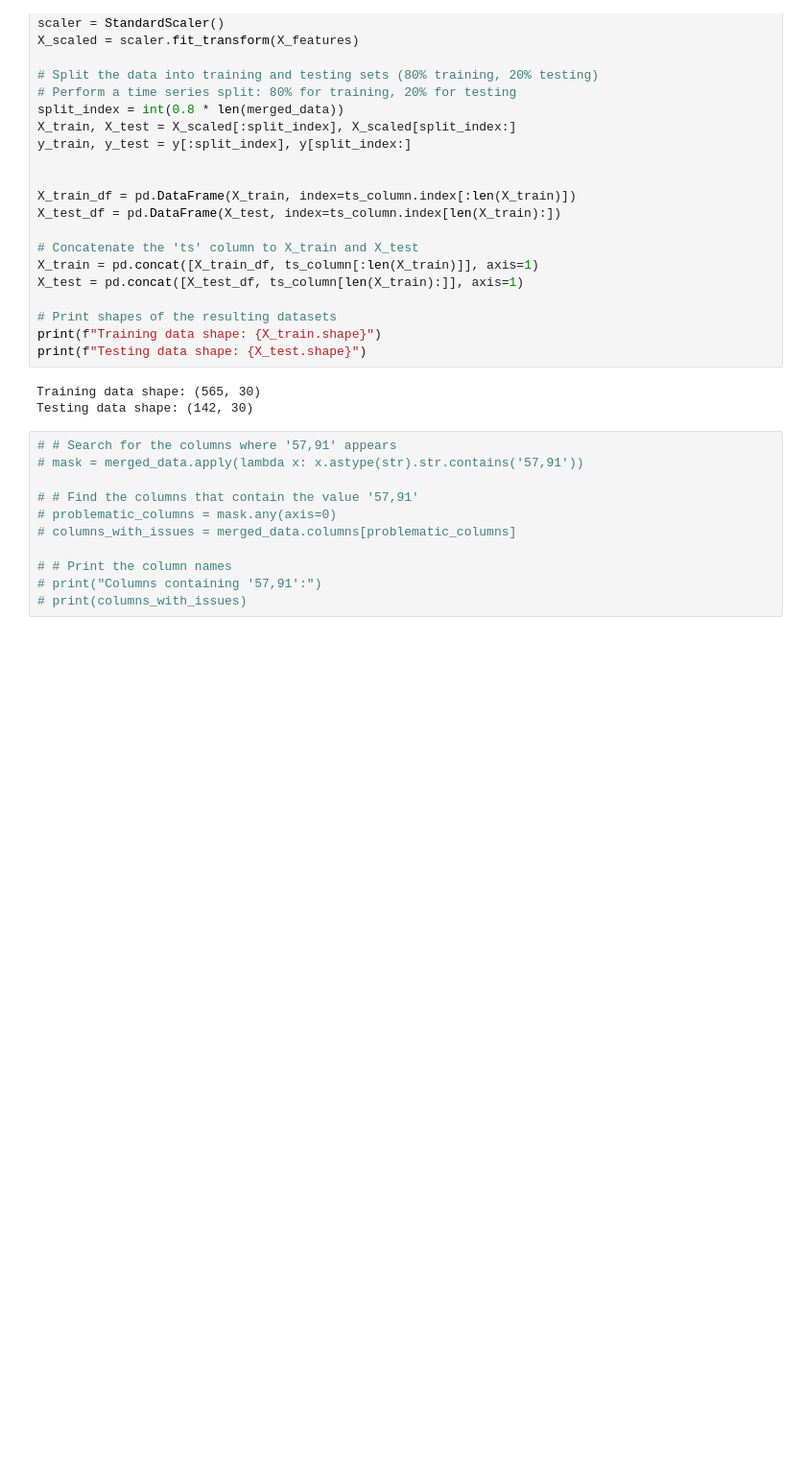
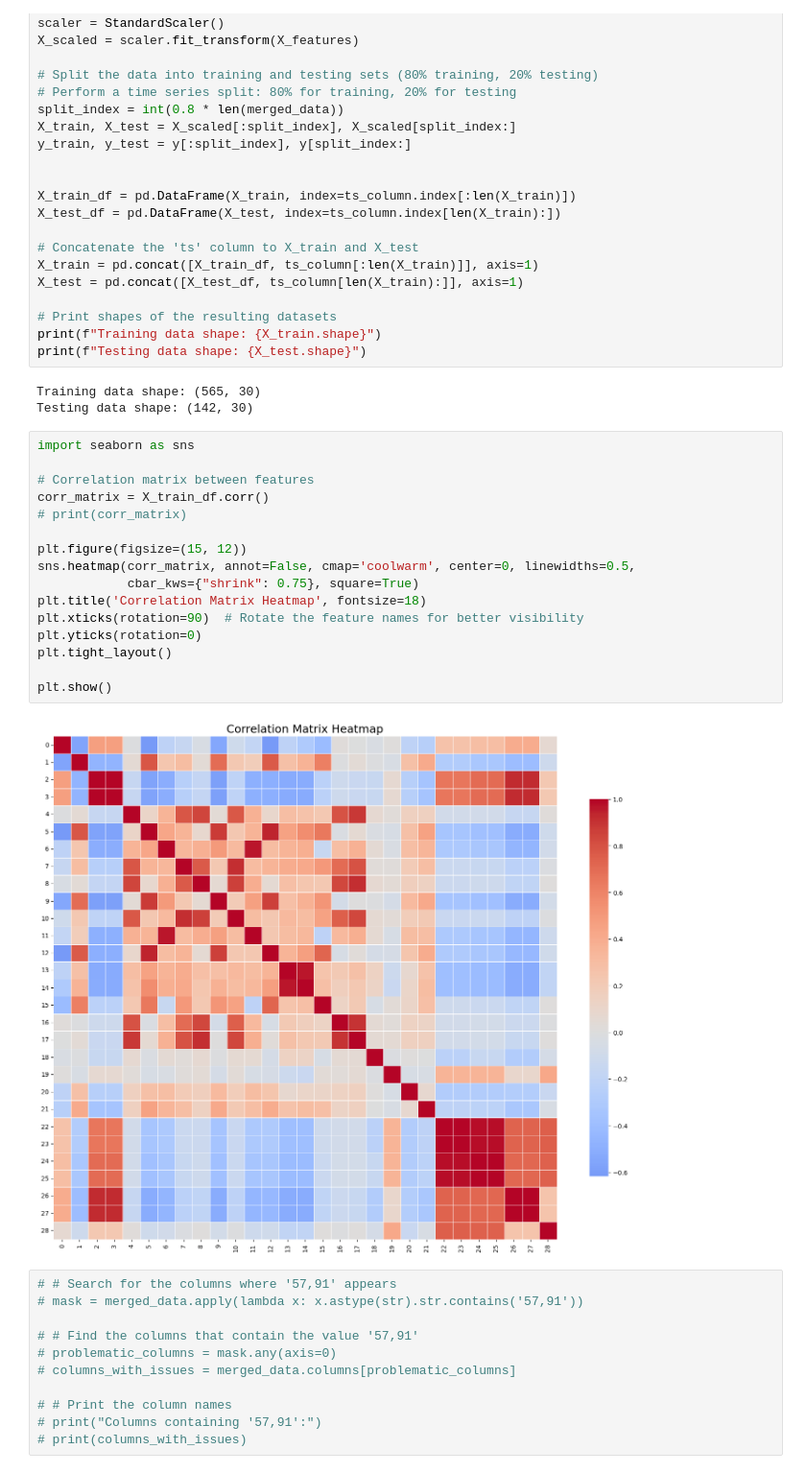
Before and after one commit to Max-f123/Machine_Learning_in_Energy_Systems, a Jupyter notebook: Assignment.ipynb, the cells around one changed output. Shown at 96% size. Drawn from its saved outputs; the diff is of its cells as text; blank space fills up the shorter version.

Commit message:
correlation

```diff
--- a/Assignment.ipynb
+++ b/Assignment.ipynb
@@ -159,6 +159,24 @@ print(f"Testing data shape: {X_test.shape}")
 # %% [output]
 Training data shape: (565, 30)
 Testing data shape: (142, 30)
+# %%
+import seaborn as sns
+
+# Correlation matrix between features
+corr_matrix = X_train_df.corr()
+# print(corr_matrix)
+
+plt.figure(figsize=(15, 12))
+sns.heatmap(corr_matrix, annot=False, cmap='coolwarm', center=0, linewidths=0.5,
+            cbar_kws={"shrink": 0.75}, square=True)
+plt.title('Correlation Matrix Heatmap', fontsize=18)
+plt.xticks(rotation=90)  # Rotate the feature names for better visibility
+plt.yticks(rotation=0)
+plt.tight_layout()
+
+plt.show()
+# %% [output]
+[figure, added]
 # %%
 # # Search for the columns where '57,91' appears
 # mask = merged_data.apply(lambda x: x.astype(str).str.contains('57,91'))
```
Also changed, not shown: parts of 1 cell of this notebook, 1 other file.
